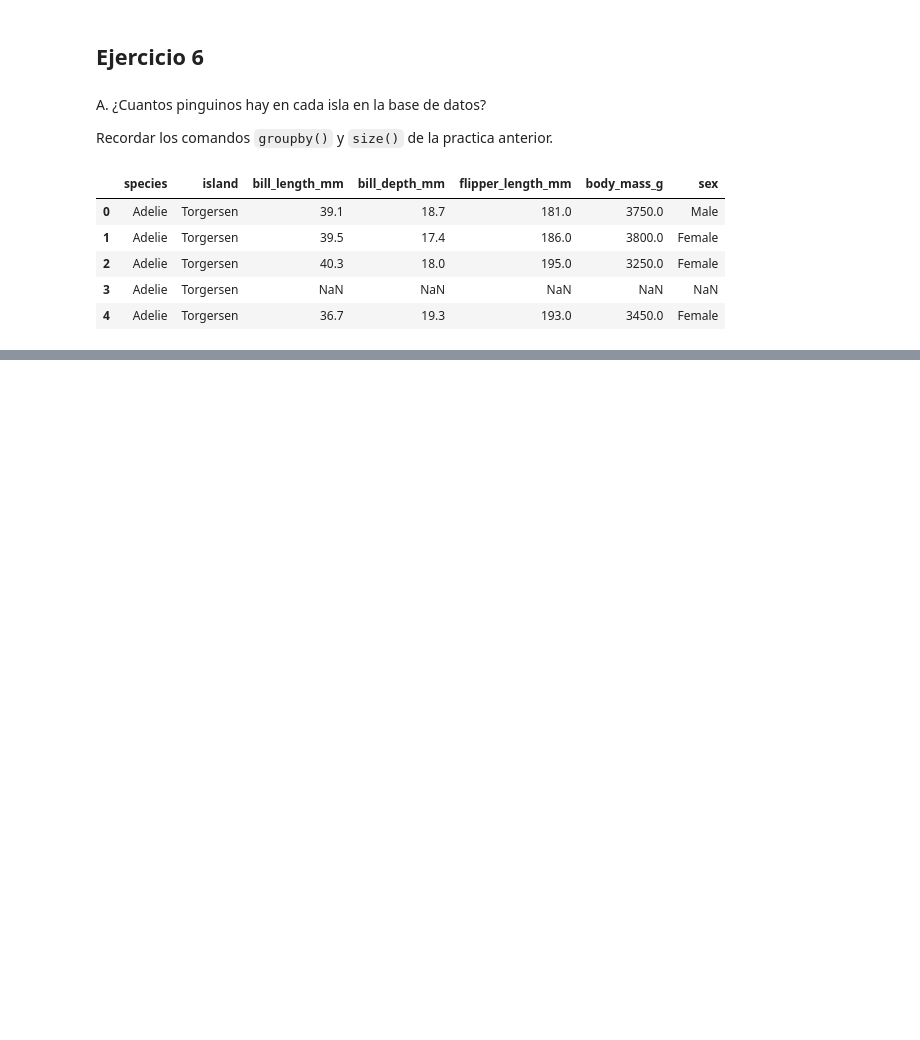
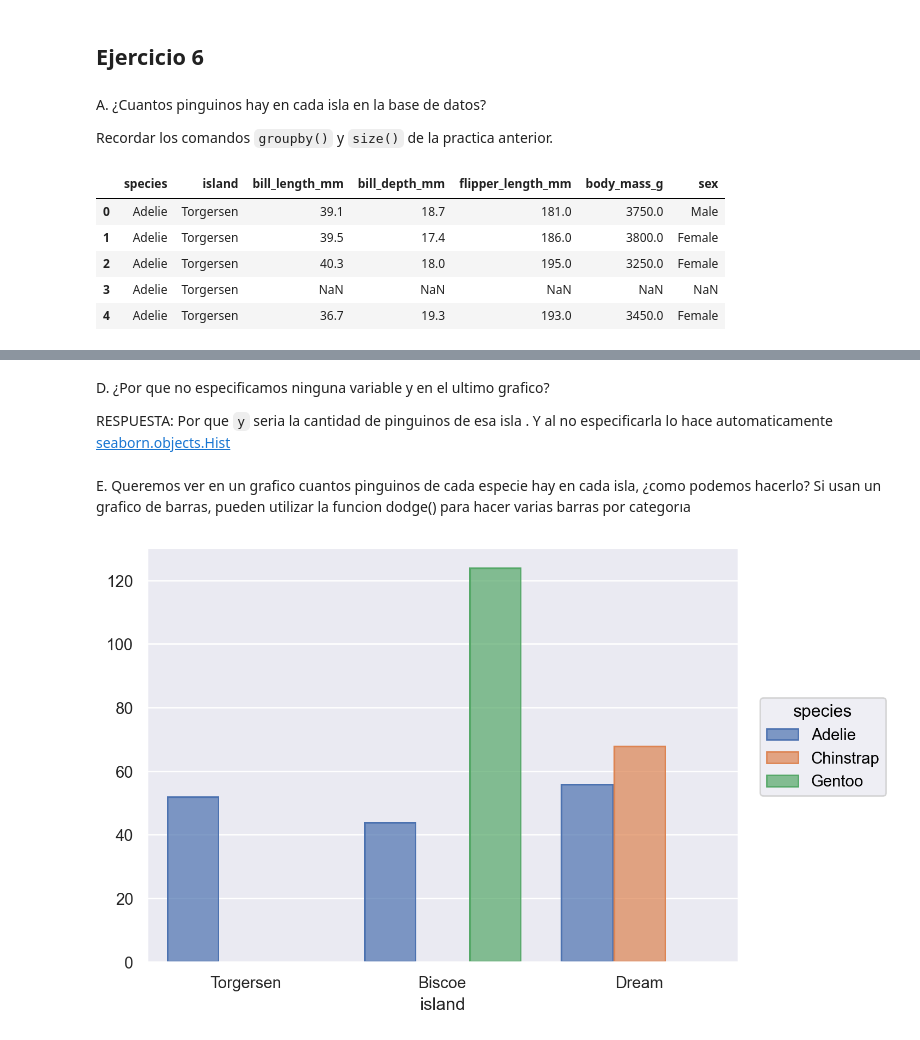
Before and after one commit to Gabrielnm7/Laboratorio-de-Datos1C24, a Jupyter notebook: Practicas/practica3.ipynb, the cells around one changed output, grey strips where cells are left out. Cells and saved outputs as stored; diff of their text form; code cells hidden in the pictures; blank space fills up the shorter version.

```diff
--- a/Practicas/practica3.ipynb
+++ b/Practicas/practica3.ipynb
@@ -259,0 +300,18 @@ penguins_agrupados = penguins.groupby(["island"])
+# %% [markdown]
+D. ¿Por que no especificamos ninguna variable y en el ultimo grafico?
+
+RESPUESTA:
+Por que `y` seria la cantidad de pinguinos de esa isla . Y al no especificarla lo hace automaticamente [seaborn.objects.Hist](https://seaborn.pydata.org/generated/seaborn.objects.Hist.html)
+# %% [markdown]
+E.
+Queremos ver en un grafico cuantos pinguinos de cada especie hay en cada isla, ¿como
+podemos hacerlo? Si usan un grafico de barras, pueden utilizar la funcion dodge() para
+hacer varias barras por categorıa
+# %%
+(
+    so.Plot(data = penguins, x = "island", color = "species")
+    .add(so.Bar(), so.Hist(), so.Dodge())
+
+)
+# %% [output]
+[figure, added]
```
Also changed, not shown: parts of 13 cells of this notebook.
